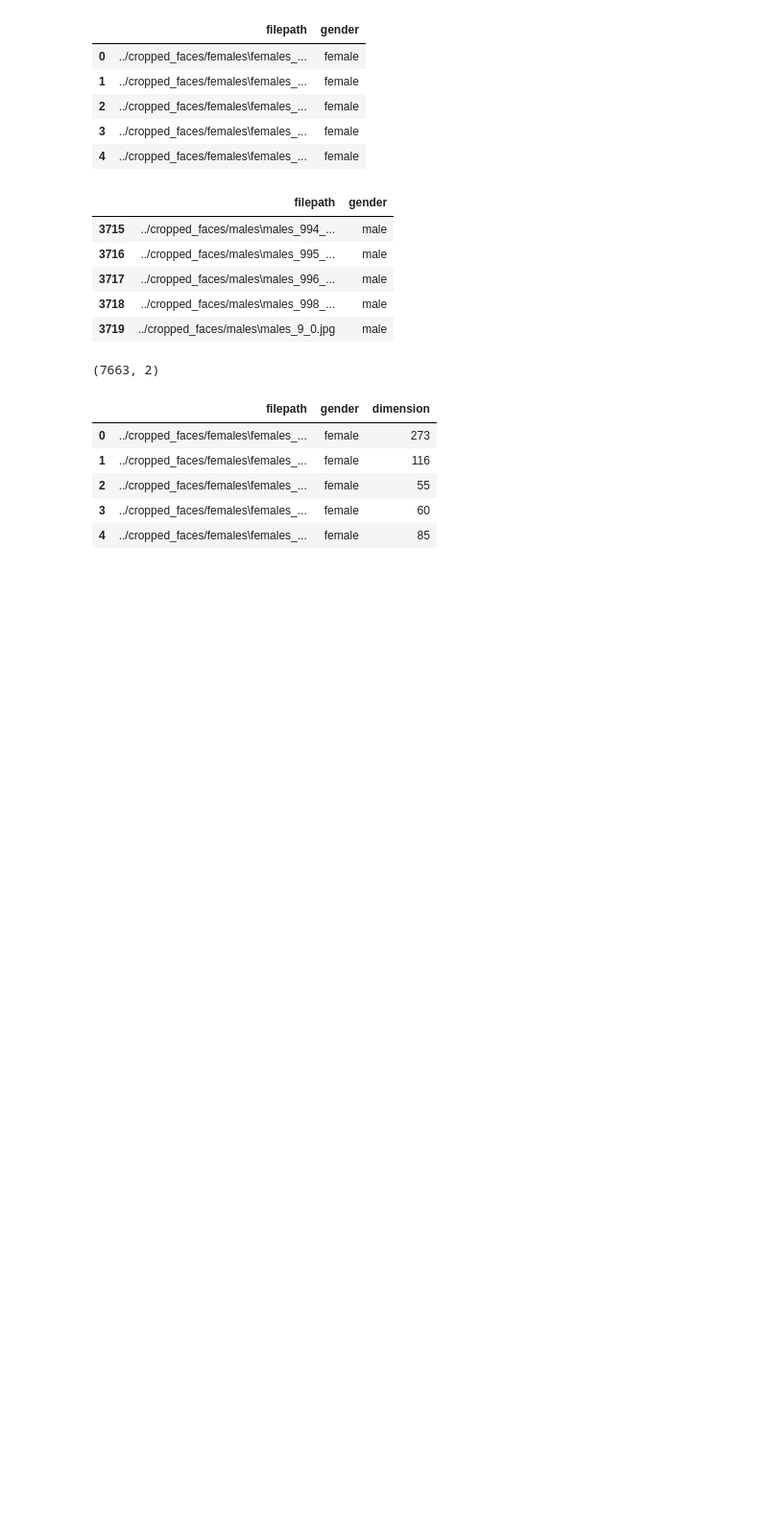
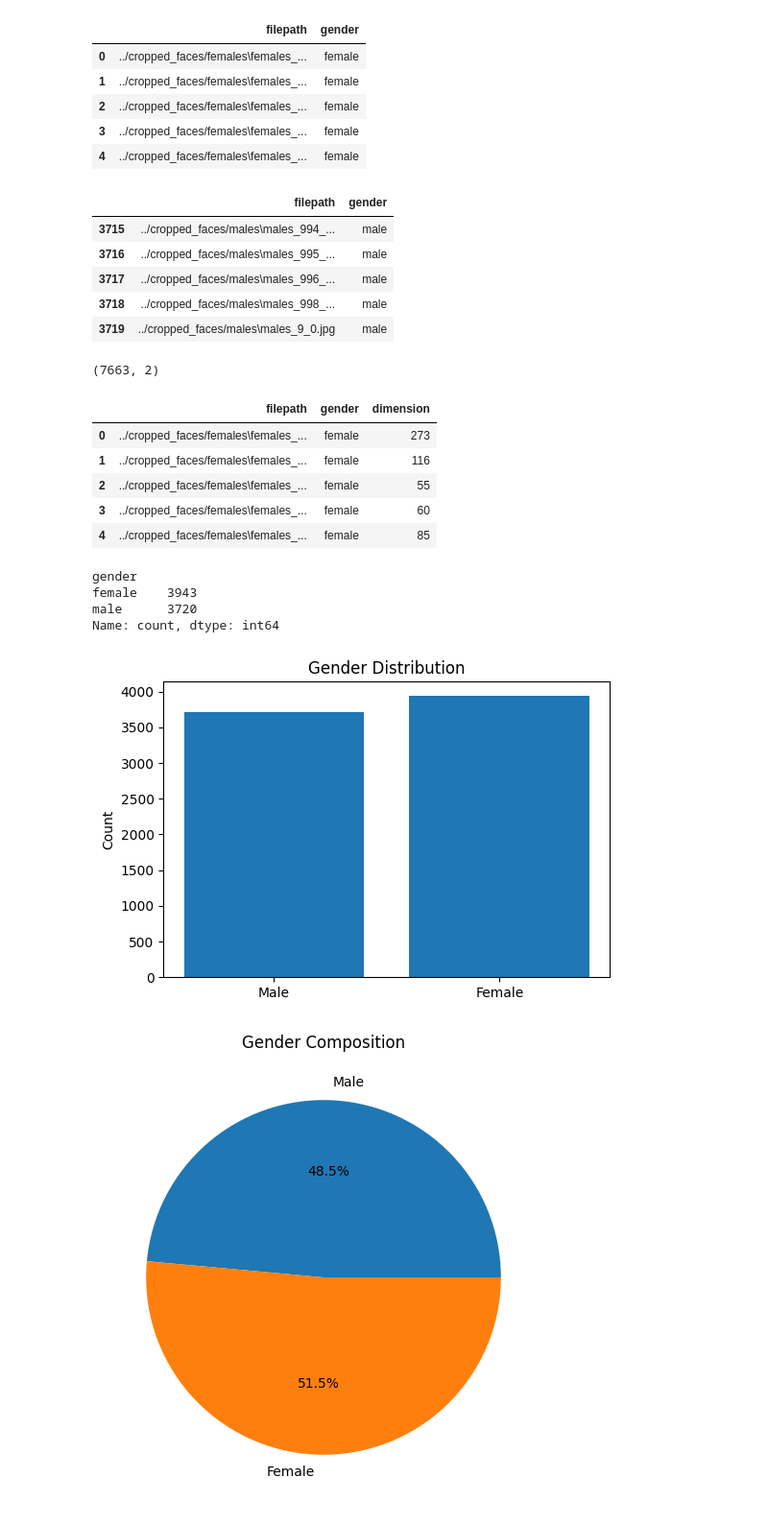
Before and after one commit to HerbertNtim/facelens_ds_ml, a Jupyter notebook: notebooks/02_GRM_data_preprocessing_EDA.ipynb, the cells around one changed output. Shown at 96% size. Saved outputs shown, nothing was run; the diff lists cells and outputs as text; code cells hidden in the pictures; blank space fills up the shorter version.

Commit message:
made analysis using graphs

```diff
--- a/notebooks/02_GRM_data_preprocessing_EDA.ipynb
+++ b/notebooks/02_GRM_data_preprocessing_EDA.ipynb
@@ -56,3 +56,35 @@ faces_dataframe.head()
 | 2 | ../cropped_faces/females\females_... | female | 55 |
 | 3 | ../cropped_faces/females\females_... | female | 60 |
 | 4 | ../cropped_faces/females\females_... | female | 85 |
+# %%
+faces_dataframe['gender'].value_counts()
+# %% [output]
+gender
+female    3943
+male      3720
+Name: count, dtype: int64
+# %%
+gender_counts = {
+    'Male': 3720,
+    'Female': 3943
+}
+
+# Bar Chart
+plt.figure(figsize=(6,4))
+plt.bar(gender_counts.keys(), gender_counts.values())
+plt.title('Gender Distribution')
+plt.ylabel('Count')
+plt.show()
+
+# Pie Chart
+plt.figure(figsize=(6,6))
+plt.pie(
+    gender_counts.values(),
+    labels=gender_counts.keys(),
+    autopct='%1.1f%%'
+)
+plt.title('Gender Composition')
+plt.show()
+# %% [output]
+[figure, added]
+[figure, added]
```
Also changed, not shown: parts of 6 cells of this notebook.
